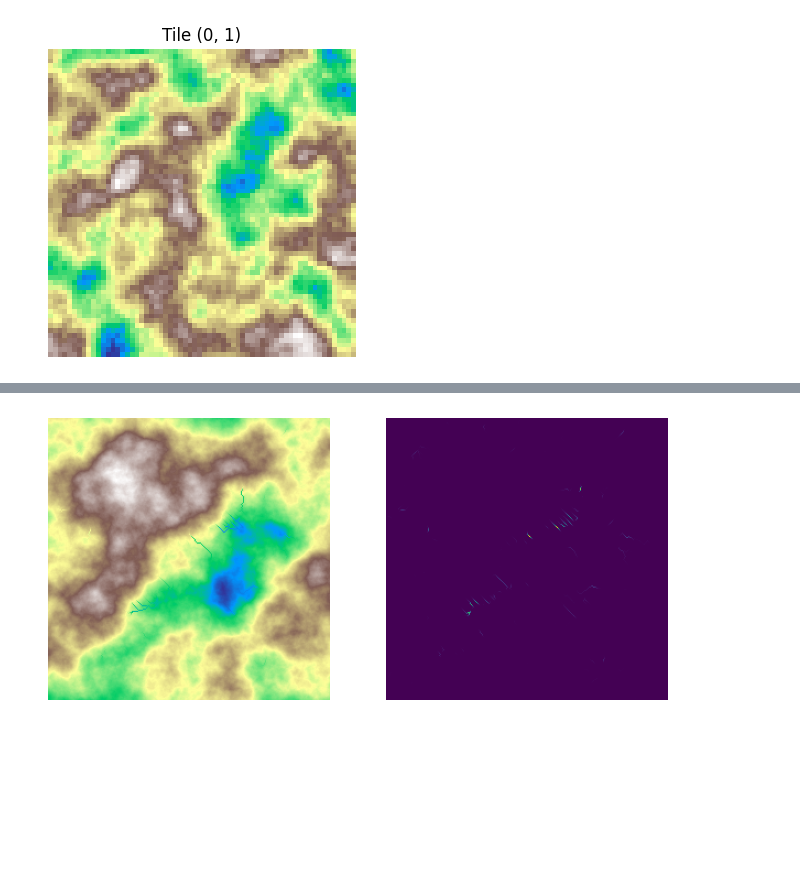
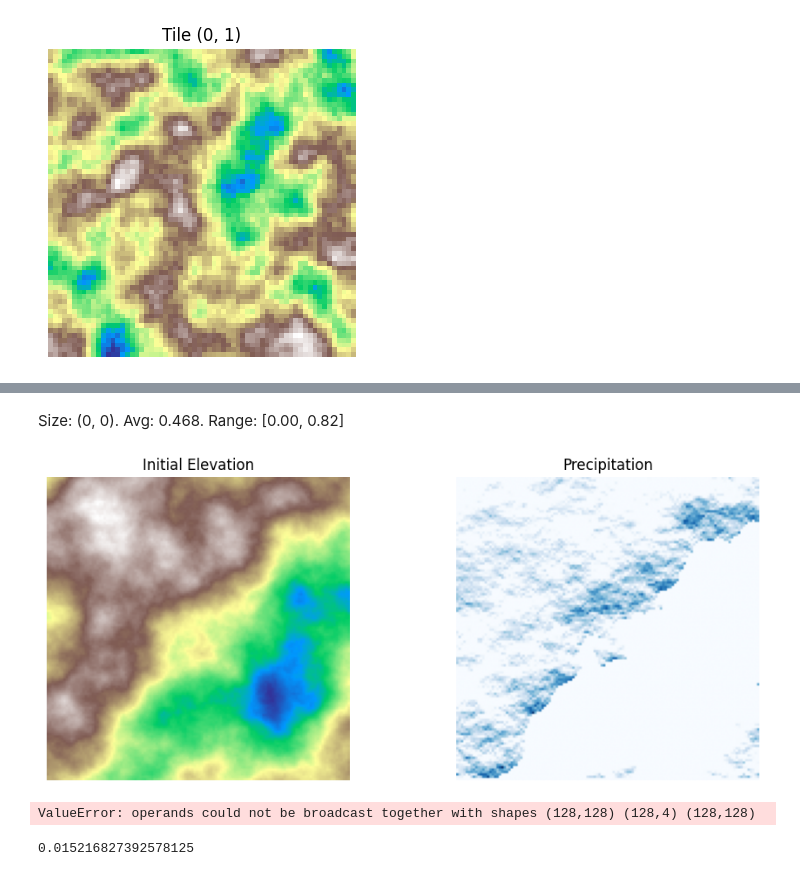
Before and after one commit to janreising/infinitile, a Jupyter notebook: notebooks/procedular_gen.ipynb, the cells around one changed output, grey strips where cells are left out. Drawn from its saved outputs; the diff is of its cells as text; code cells hidden in the pictures; blank space fills up the shorter version.

```diff
--- a/notebooks/procedular_gen.ipynb
+++ b/notebooks/procedular_gen.ipynb
@@ -284,4 +264,29 @@ Size: (0, 0). Avg: 0.455. Range: [0.00, 0.83]
 # %%
-display_png(WS)
+t = Tile(size=128, scale=0.012, coord=(0, 0), map_seed=(100, 100))
+t.grid += np.abs(np.min(t.grid))
+
+display_html(t)
+
+WS = WaterSimulator(elevation=t.grid, wind_dir='south')
+
+#break
+
+N_steps = 100
+plot_every = 10
+for step_ in tqdm(range(N_steps)):
+    WS.step()
+
+    if step_ % plot_every == 0:
+        WS.plot_current_state()
+        #display(f"{np.mean(WS.elevation):.2f}; Range: [{np.min(WS.elevation):.2f}, {np.max(WS.elevation):.2f}]")
+        #display_png(WS)
+
+WS.plot_current_state()
 # %% [output]
+Size: (0, 0). Avg: 0.468. Range: [0.00, 0.82]
-[figure, old version]
+[figure, new version]
+ValueError: operands could not be broadcast together with shapes (128,128) (128,4) (128,128)
+# %%
+3989/(512*512)
+# %% [output]
+0.015216827392578125
```
Also changed, not shown: parts of 2 cells of this notebook, 2 other files.
